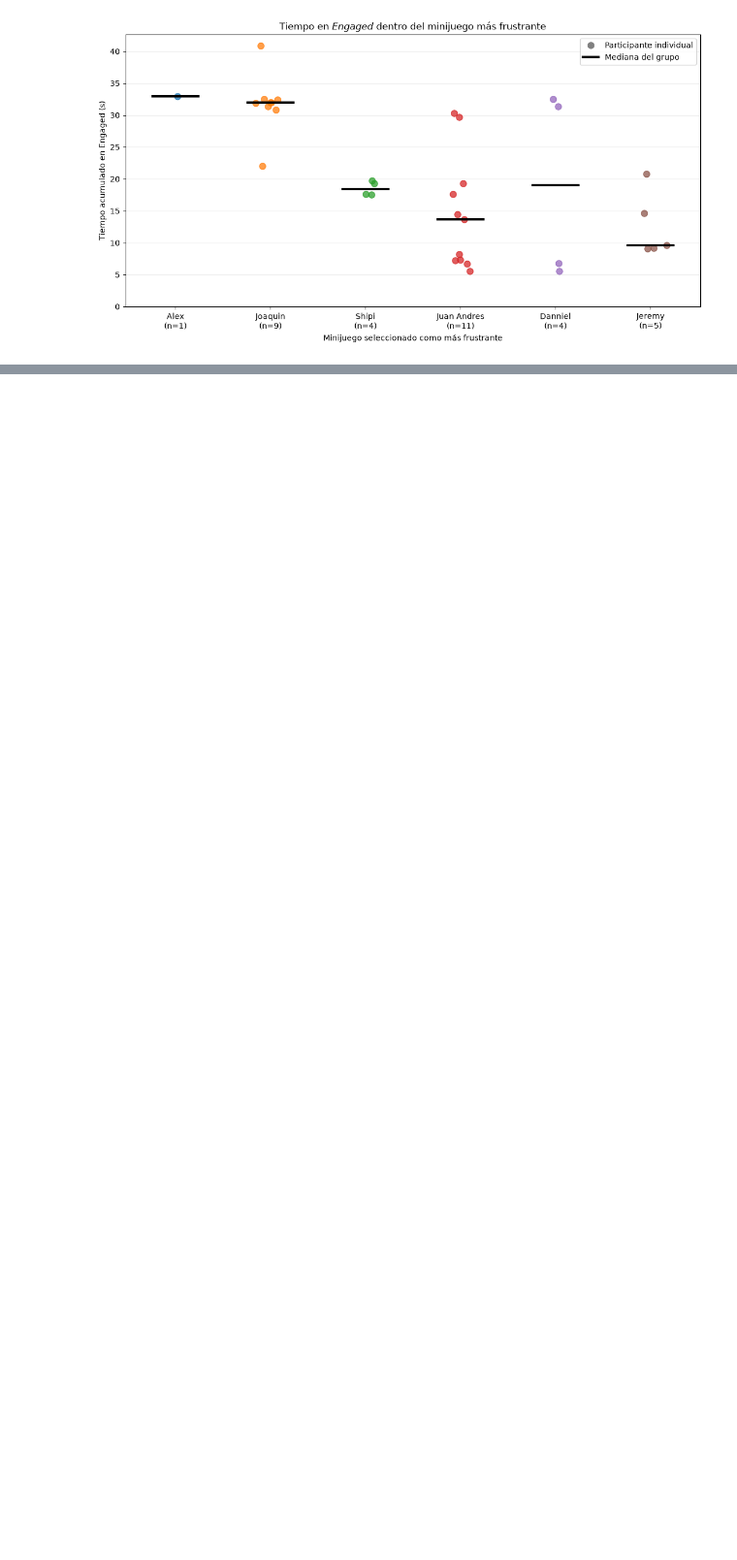
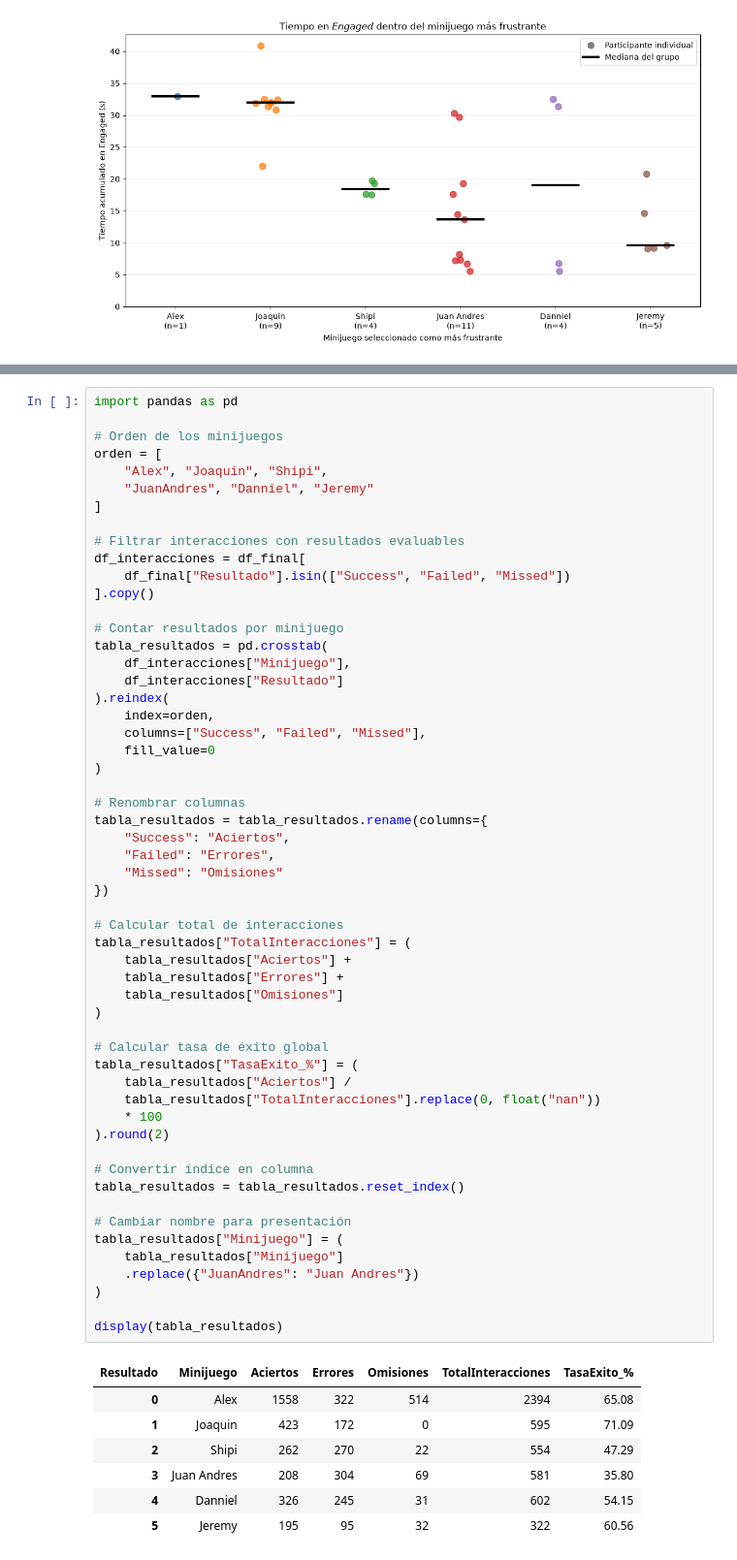
Before and after one commit to DiegoGarV/PGL, a Jupyter notebook: raw results/analisis.ipynb, the cells around one changed output, grey strips where cells are left out. Shown at 97% size. Cells and saved outputs as stored; diff of their text form; blank space fills up the shorter version.

```diff
--- a/raw results/analisis.ipynb
+++ b/raw results/analisis.ipynb
@@ -4183,0 +4447,63 @@ plt.show()
+# %%
+import pandas as pd
+
+# Orden de los minijuegos
+orden = [
+    "Alex", "Joaquin", "Shipi",
+    "JuanAndres", "Danniel", "Jeremy"
+]
+
+# Filtrar interacciones con resultados evaluables
+df_interacciones = df_final[
+    df_final["Resultado"].isin(["Success", "Failed", "Missed"])
+].copy()
+
+# Contar resultados por minijuego
+tabla_resultados = pd.crosstab(
+    df_interacciones["Minijuego"],
+    df_interacciones["Resultado"]
+).reindex(
+    index=orden,
+    columns=["Success", "Failed", "Missed"],
+    fill_value=0
+)
+
+# Renombrar columnas
+tabla_resultados = tabla_resultados.rename(columns={
+    "Success": "Aciertos",
+    "Failed": "Errores",
+    "Missed": "Omisiones"
+})
+
+# Calcular total de interacciones
+tabla_resultados["TotalInteracciones"] = (
+    tabla_resultados["Aciertos"] +
+    tabla_resultados["Errores"] +
+    tabla_resultados["Omisiones"]
+)
+
+# Calcular tasa de éxito global
+tabla_resultados["TasaExito_%"] = (
+    tabla_resultados["Aciertos"] /
+    tabla_resultados["TotalInteracciones"].replace(0, float("nan"))
+    * 100
+).round(2)
+
+# Convertir índice en columna
+tabla_resultados = tabla_resultados.reset_index()
+
+# Cambiar nombre para presentación
+tabla_resultados["Minijuego"] = (
+    tabla_resultados["Minijuego"]
+    .replace({"JuanAndres": "Juan Andres"})
+)
+
+display(tabla_resultados)
+# %% [output]
+| Resultado | Minijuego | Aciertos | Errores | Omisiones | TotalInteracciones | TasaExito_% |
+| 0 | Alex | 1558 | 322 | 514 | 2394 | 65.08 |
+| 1 | Joaquin | 423 | 172 | 0 | 595 | 71.09 |
+| 2 | Shipi | 262 | 270 | 22 | 554 | 47.29 |
+| 3 | Juan Andres | 208 | 304 | 69 | 581 | 35.80 |
+| 4 | Danniel | 326 | 245 | 31 | 602 | 54.15 |
+| 5 | Jeremy | 195 | 95 | 32 | 322 | 60.56 |
```
Also changed, not shown: parts of 9 cells of this notebook, 6 other files.
